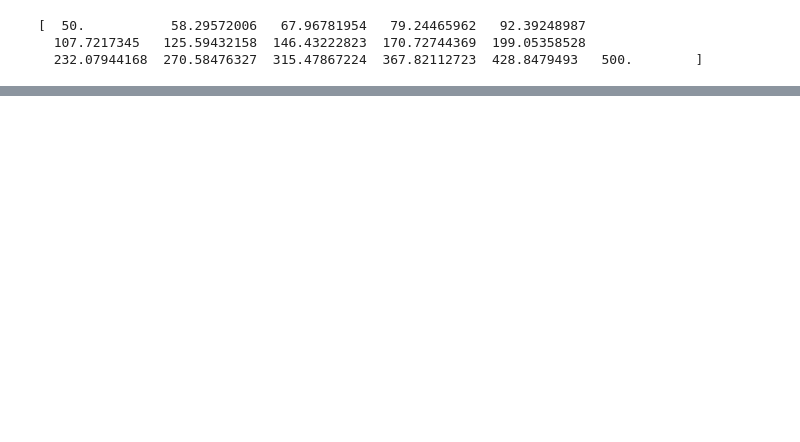
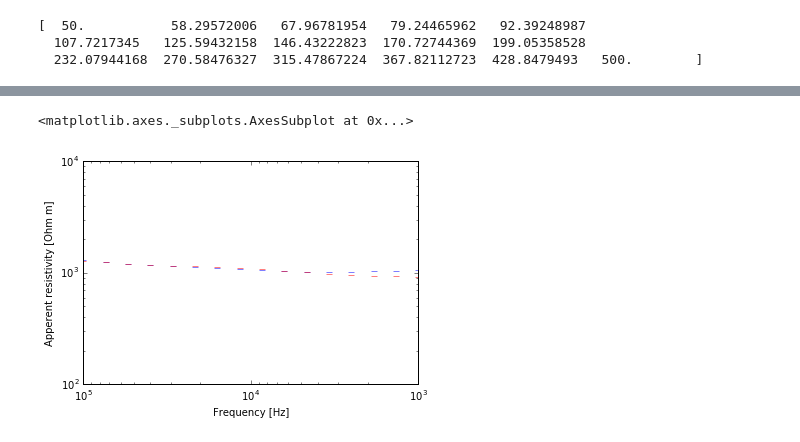
Before and after one commit to geoscixyz/em_examples, a Jupyter notebook: notebooks/geophysical_surveys/MT_Survey/MT_survey.ipynb, the cells around one changed output, grey strips where cells are left out. Drawn from its saved outputs; the diff is of its cells as text; code cells hidden in the pictures; blank space fills up the shorter version.

```diff
--- a/notebooks/geophysical_surveys/MT_Survey/MT_survey.ipynb
+++ b/notebooks/geophysical_surveys/MT_Survey/MT_survey.ipynb
@@ -206,0 +228,5 @@ NSEM.Rx??
+# %%
+mtData.plot_app_res(np.array([-250.,0.]))
+# %% [output]
+<matplotlib.axes._subplots.AxesSubplot at 0x...>
+[figure, added]
```
Also changed, not shown: parts of 11 cells of this notebook, 1 other file.
